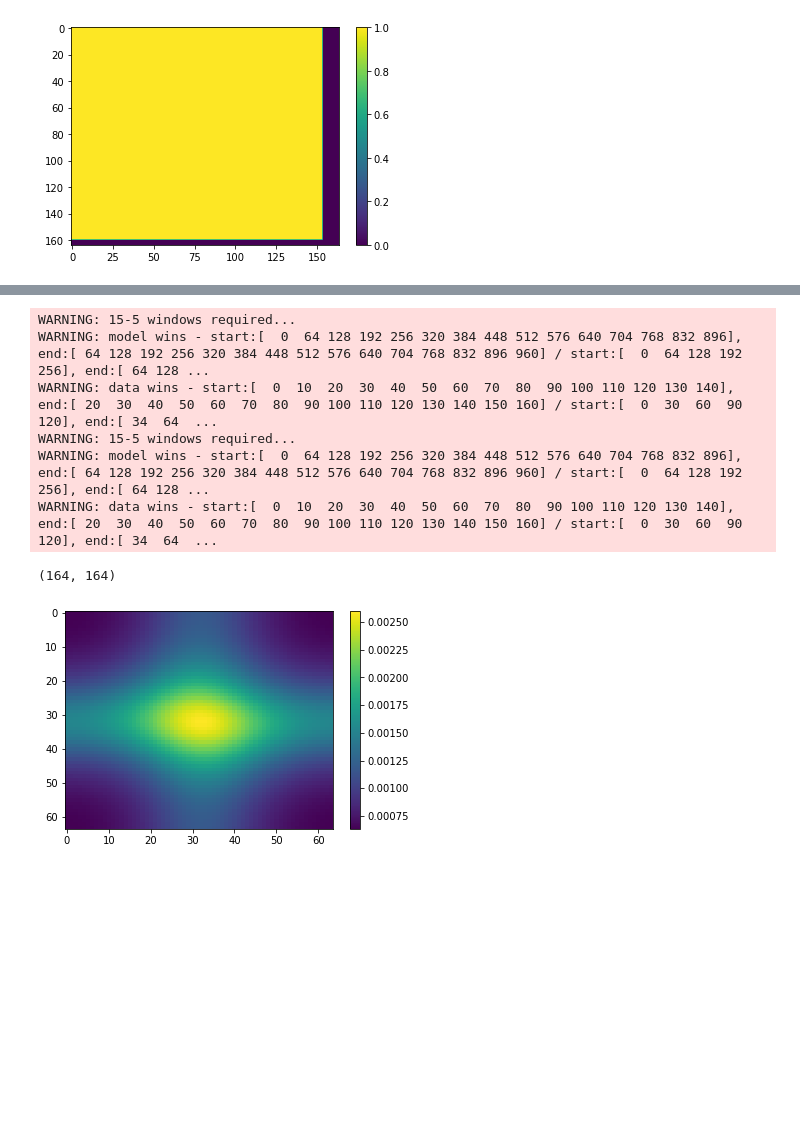
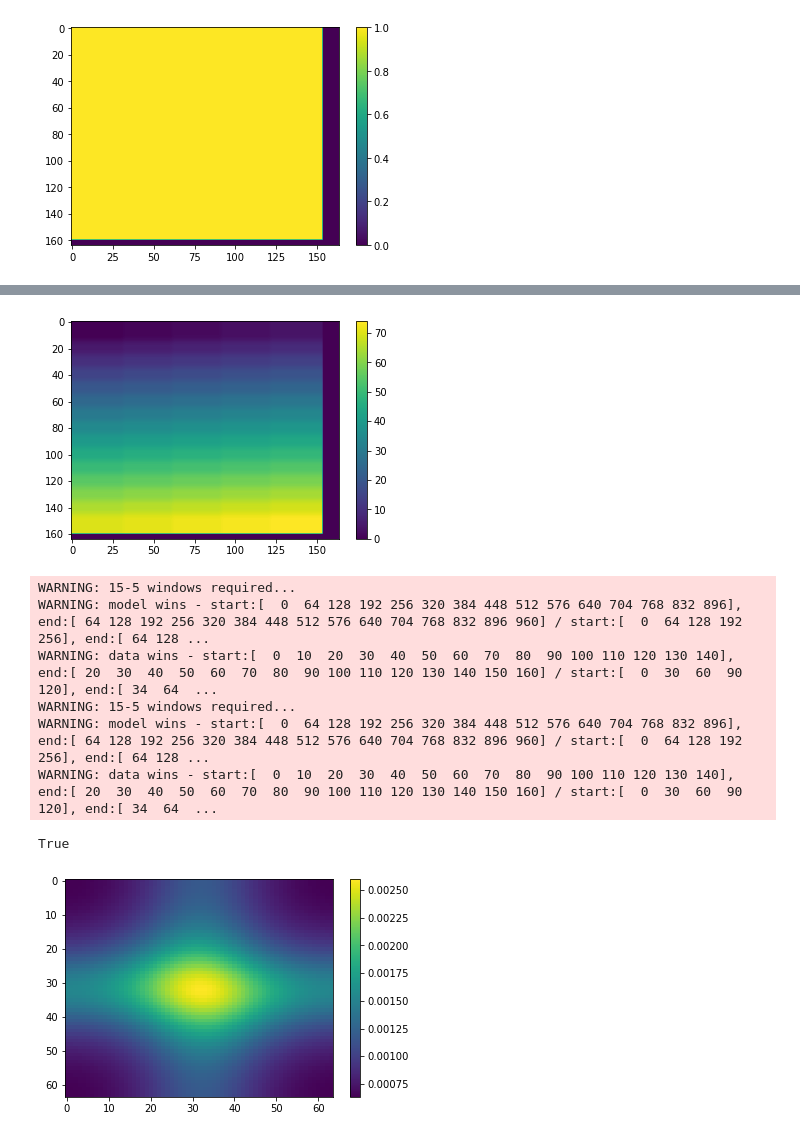
Before and after one commit to PyLops/pylops_notebooks, a Jupyter notebook: developement/Patching.ipynb, the cells around one changed output, grey strips where cells are left out. Cells and saved outputs as stored; diff of their text form; code cells hidden in the pictures; blank space fills up the shorter version.

```diff
--- a/developement/Patching.ipynb
+++ b/developement/Patching.ipynb
@@ -155,7 +156,8 @@ dimsd = data.shape
 nwin = (20, 34)
 nover = (10, 4)
 nop = (64, 64)
-dims = (15*64, 5*64)
+nwins = (15, 5)
+dims = (nwins[0]*nop[0], nwins[1]*nop[1])
 
 Op = Identity(nwin[0]*nwin[1], nwin[0]*nwin[1])
 Sop = Patch2D(Op.H, dims, dimsd, nwin, nover, nop,
@@ -173,3 +175,18 @@ WARNING: model wins - start:[  0  64 128 192 256 320 384 448 512 576 640 704 768
 WARNING: data wins - start:[  0  10  20  30  40  50  60  70  80  90 100 110 120 130 140], end:[ 20  30  40  50  60  70  80  90 100 110 120 130 140 150 160] / start:[  0  30  60  90 120], end:[ 34  64  ...
 (-0.5, 163.5, 163.5, -0.5)
 [figure]
+# %%
+#with scalings
+scalings = np.arange(nwins[0]*nwins[1])
+
+Op = Identity(nwin[0]*nwin[1], nwin[0]*nwin[1])
+Sop = Patch2D(Op.H, dims, dimsd, nwin, nover, nop,
+              tapertype='cosine', design=True, scalings=scalings)
+
+y = Sop * np.ones(Sop.shape[1])
+
+plt.figure()
+plt.imshow(y.reshape(dimsd[0], dimsd[1]))
+plt.colorbar()
+plt.axis('tight');
+# %% [output]
@@ -176,3 +196,4 @@ WARNING: data wins - start:[  0  10  20  30  40  50  60  70  80  90 100 110 120
+[figure, added]
 # %%
 dimsd = data.shape
 nwin = (20, 34)
@@ -198,7 +219,6 @@ yinv = Sop1 * xinv.ravel()
 yinv = np.real(yinv).reshape(dimsd)
 
 dottest(Sop, Sop.shape[0],  Sop.shape[1], complexflag=2, tol=1e-2)
-data.shape
 # %% [output]
 WARNING: 15-5 windows required...
 WARNING: model wins - start:[  0  64 128 192 256 320 384 448 512 576 640 704 768 832 896], end:[ 64 128 192 256 320 384 448 512 576 640 704 768 832 896 960] / start:[  0  64 128 192 256], end:[ 64 128 ...
@@ -206,7 +226,7 @@ WARNING: data wins - start:[  0  10  20  30  40  50  60  70  80  90 100 110 120
 WARNING: 15-5 windows required...
 WARNING: model wins - start:[  0  64 128 192 256 320 384 448 512 576 640 704 768 832 896], end:[ 64 128 192 256 320 384 448 512 576 640 704 768 832 896 960] / start:[  0  64 128 192 256], end:[ 64 128 ...
 WARNING: data wins - start:[  0  10  20  30  40  50  60  70  80  90 100 110 120 130 140], end:[ 20  30  40  50  60  70  80  90 100 110 120 130 140 150 160] / start:[  0  30  60  90 120], end:[ 34  64  ...
-(164, 164)
+True
 # %%
 plt.figure()
 plt.imshow(np.fft.fftshift(np.abs(x.ravel()[:nop[0]*nop[1]].reshape(nop).T)))
```
Also changed, not shown: parts of 8 cells of this notebook, 1 other file.
